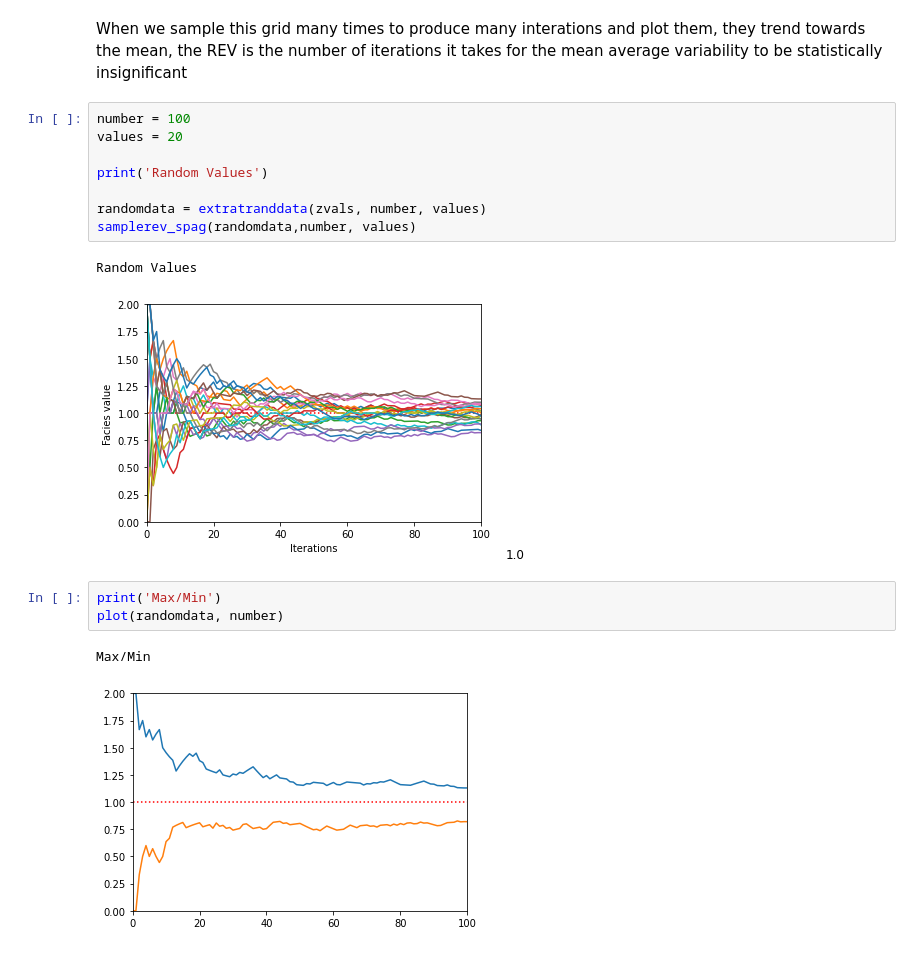
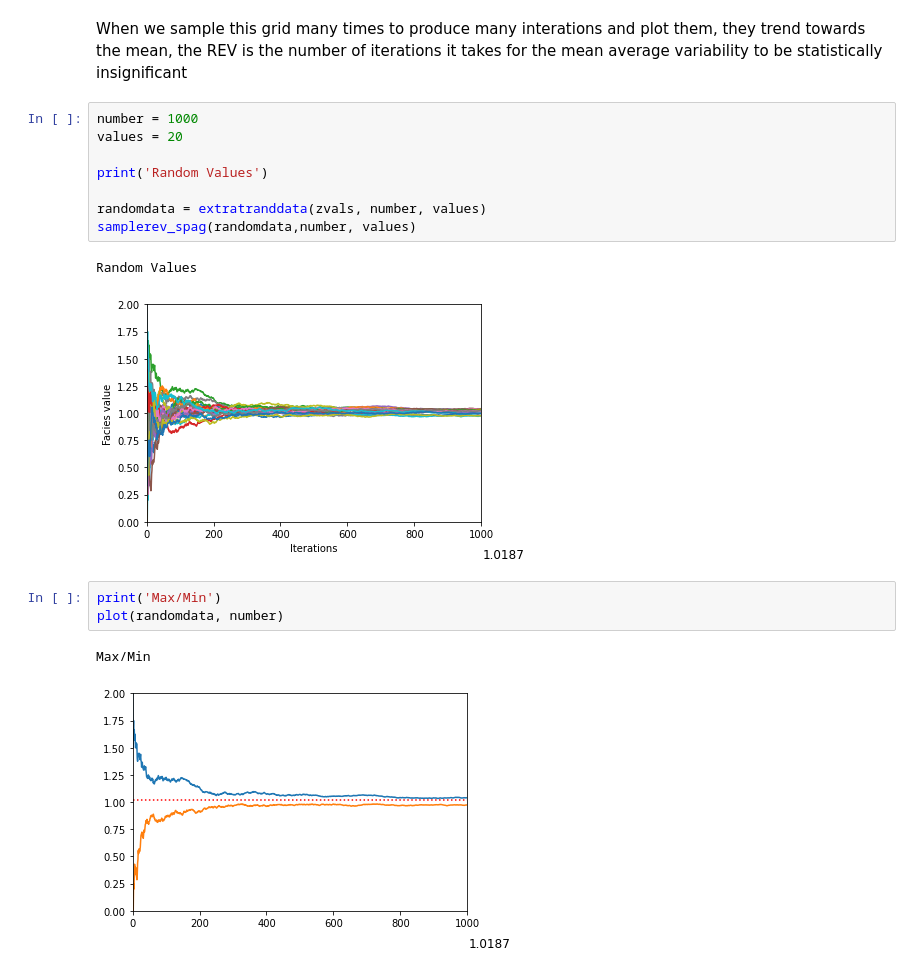
Before and after one commit to JamesEBall/REVSim, a Jupyter notebook: REV 2d array.ipynb, the cells around one changed output. Saved outputs shown, nothing was run; the diff lists cells and outputs as text.

```diff
--- a/REV 2d array.ipynb
+++ b/REV 2d array.ipynb
@@ -111,19 +111,19 @@ We can produce a random grid size  100 x  100 :
 # %% [markdown]
 When we sample this grid many times to produce many interations and plot them, they trend towards the mean, the REV is the number of iterations it takes for the mean average variability to be statistically insignificant
 # %%
-number = 100
+number = 1000
 values = 20
 
 print('Random Values')
 
 randomdata = extratranddata(zvals, number, values)
 samplerev_spag(randomdata,number, values)
 # %% [output]
 Random Values
-[figure, old version]
+[figure, new version]
 # %%
 print('Max/Min')
 plot(randomdata, number)
 # %% [output]
 Max/Min
-[figure, old version]
+[figure, new version]
```
Also changed, not shown: parts of 1 cell of this notebook.
